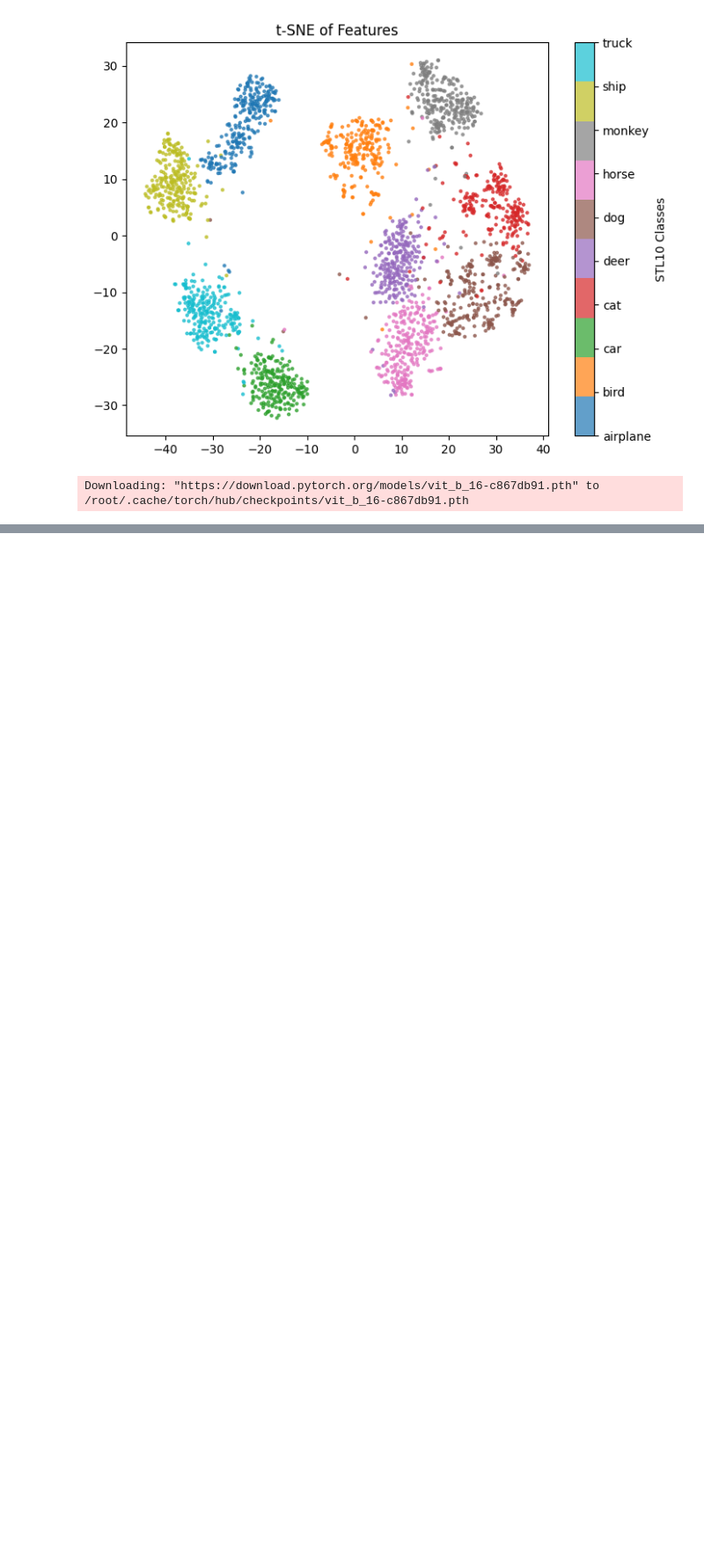
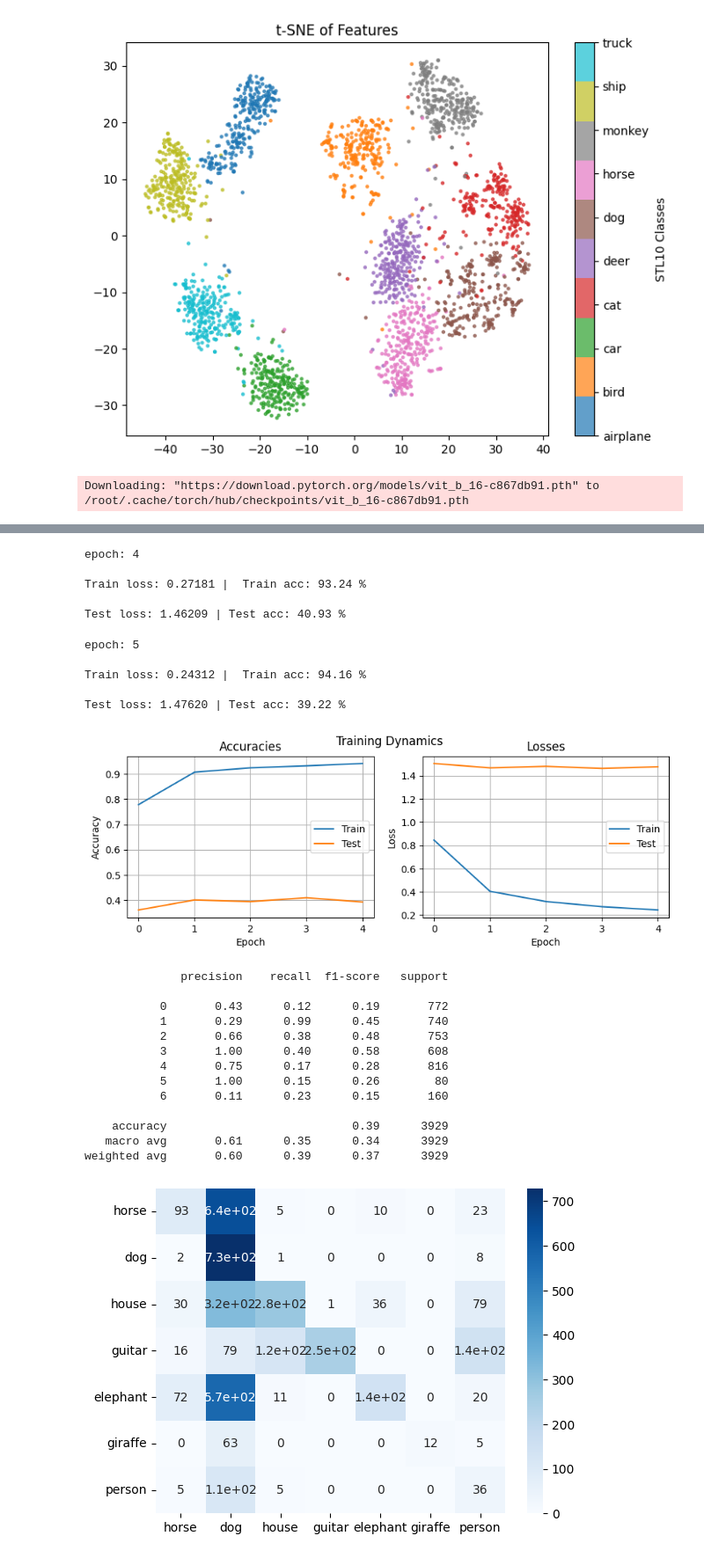
Before and after one commit to Zapy67/ATML-PA-1, a Jupyter notebook: Task1/task_1.ipynb, the cells around one changed output, grey strips where cells are left out. Shown at 88% size. Saved outputs shown, nothing was run; the diff lists cells and outputs as text; code cells hidden in the pictures; blank space fills up the shorter version.

```diff
--- a/Task1/task_1.ipynb
+++ b/Task1/task_1.ipynb
@@ -439,0 +646,8 @@ tsne_plot(features, labels, num_samples=2500, perplexity=50)
+# %%
+model = init_model('vit', freeze_backbone=True, num_classes=len(classes))
+config = {'epochs':5, 'lr':1e-2, 'batch_size':32}
+train_workflow(model,
+               get_union_pacs_dataset(['art_painting', 'cartoon', 'photo'], transform=transform),
+               get_pacs_dataset('sketch', transform=transform),
+               config=config)
+# %% [output]
@@ -439,0 +669,25 @@ tsne_plot(features, labels, num_samples=2500, perplexity=50)
+epoch: 4
+
+Train loss: 0.27181 |  Train acc: 93.24 %
+
+Test loss: 1.46209 | Test acc: 40.93 %
+epoch: 5
+
+Train loss: 0.24312 |  Train acc: 94.16 %
+
+Test loss: 1.47620 | Test acc: 39.22 %
+[figure, added]
+              precision    recall  f1-score   support
+
+           0       0.43      0.12      0.19       772
+           1       0.29      0.99      0.45       740
+           2       0.66      0.38      0.48       753
+           3       1.00      0.40      0.58       608
+           4       0.75      0.17      0.28       816
+           5       1.00      0.15      0.26        80
+           6       0.11      0.23      0.15       160
+
+    accuracy                           0.39      3929
+   macro avg       0.61      0.35      0.34      3929
+weighted avg       0.60      0.39      0.37      3929
+[figure, added]
```
Also changed, not shown: parts of 13 cells of this notebook.
